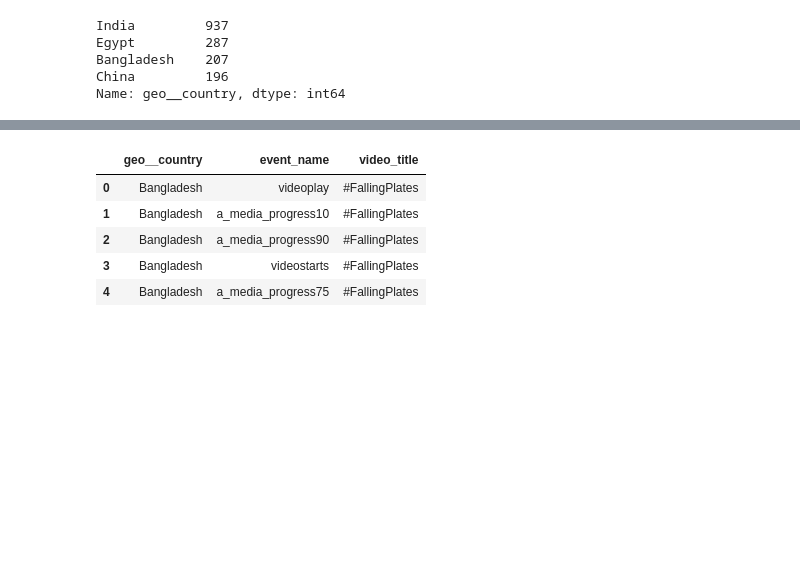
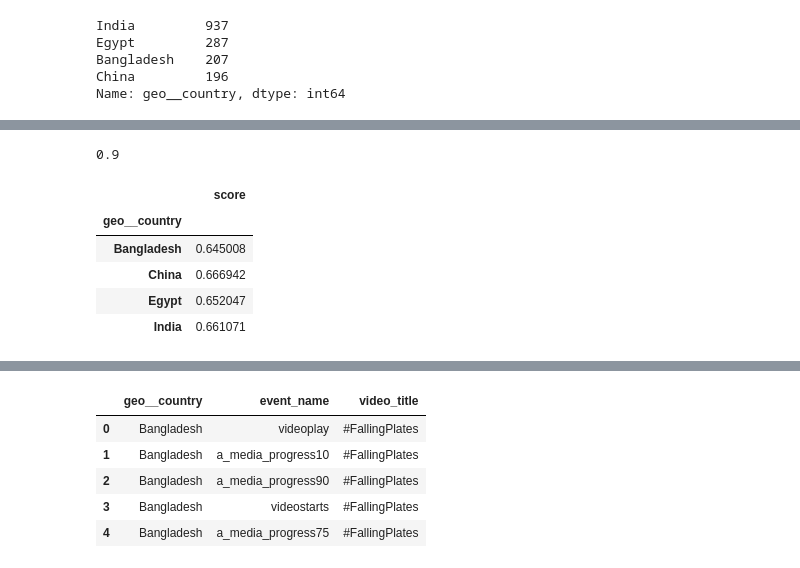
Before and after one commit to dj-betts/jf_project, a Jupyter notebook: recommender_base.ipynb, the cells around one changed output, grey strips where cells are left out. Cells and saved outputs as stored; diff of their text form; code cells hidden in the pictures; blank space fills up the shorter version.

Commit message:
picot table

```diff
--- a/recommender_base.ipynb
+++ b/recommender_base.ipynb
@@ -213,0 +185,32 @@ index = df.geo__country.unique()
+# %%
+def view_to_rating(event_name):
+    d ={
+        'videostarts':1,
+        'videoplay':1,
+        'a_media_progress10':(1*.1),
+        'a_media_progress25':(1*.25),
+        'a_media_progress50':(1*.5),
+        'a_media_progress75':(1*.75),
+        'a_media_progress90':(1*.9)
+    }
+
+    return(d[event_name])
+# %%
+view_to_rating('a_media_progress90')
+# %% [output]
+0.9
+# %%
+df['score'] = df.event_name.apply(view_to_rating)
+# %%
+temp = df.drop(['event_name'], axis=1)
+# %%
+pivot = pd.pivot_table(data=temp, index=['geo__country'])
+# %%
+pivot
+# %% [output]
+|  | score |
+| geo__country |  |
+| Bangladesh | 0.645008 |
+| China | 0.666942 |
+| Egypt | 0.652047 |
+| India | 0.661071 |
```
Also changed, not shown: parts of 39 cells of this notebook.
